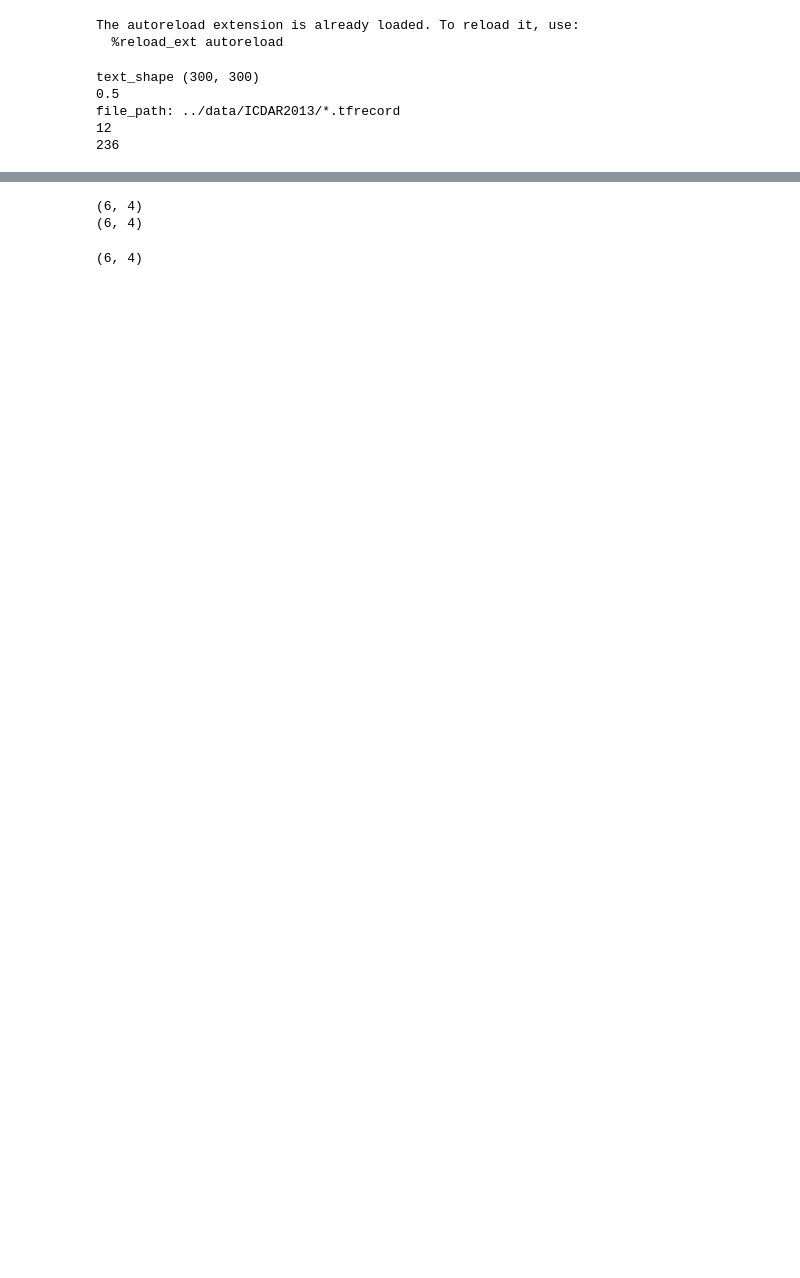
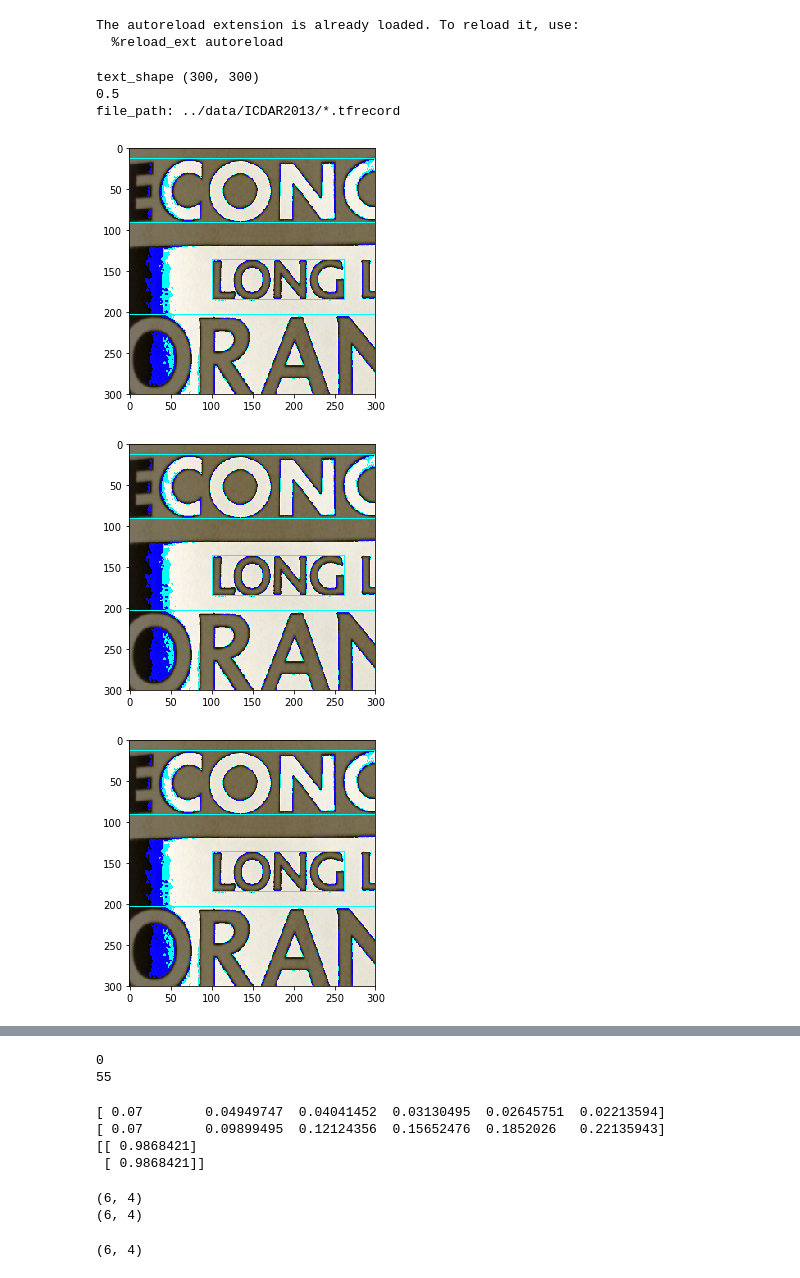
Before and after one commit to bindung/TextBoxes-TensorFlow, a Jupyter notebook: Notes/Untitled.ipynb, the cells around one changed output, grey strips where cells are left out. Cells and saved outputs as stored; diff of their text form; code cells hidden in the pictures; blank space fills up the shorter version.

```diff
--- a/Notes/Untitled.ipynb
+++ b/Notes/Untitled.ipynb
@@ -89,7 +89,7 @@ with tf.Graph().as_default():
         with slim.queues.QueueRunners(sess):
             error = []
             box = []
-            for i in xrange(20):
+            for i in xrange(2):
                 rpredictions, rlocalisations, img ,gbboxes_= sess.run([gscores, glocalisations,dst_image,gbboxes])
                 rpredictions_2 = list(rpredictions)
                 localb = []
@@ -100,37 +100,38 @@ with tf.Graph().as_default():
                     rpredictions[i] = np.concatenate([pre2, np.expand_dims(rpredictions[i], -1)],axis = -1)
                 rclasses, rscores, rbboxes = np_methods.ssd_bboxes_select(
                         rpredictions, rlocalisations, text_anchors,
                         select_threshold=0.001, img_shape=text_shape, num_classes=2, decode=True)
 
                 rbboxes = np_methods.bboxes_clip(rbboxes)
                 rclasses, rscores, rbboxes = np_methods.bboxes_sort(rclasses, rscores, rbboxes, top_k=-1)
                 rclasses, rscores, rbboxes = np_methods.bboxes_nms(rclasses, rscores, rbboxes,
                                                                   nms_threshold=0.45)
                 #Resize bboxes to original image shape. Note: useless for Resize.WARP!
                 bboxes = np.concatenate(localb, 0)
 
                 image_ = np.uint8(img) *255
                 img_ = image_.copy()
-                #visualize_bbox(img_, rbboxes)
+                visualize_bbox(img_, rbboxes)
 
-                #img = image_.copy()
-                #visualize_bbox(img, bboxes)
+                img = image_.copy()
+                visualize_bbox(img, bboxes)
                 img_ = image_.copy()
-                #visualize_bbox(img_, gbboxes_)
+                visualize_bbox(img_, gbboxes_)
 
-                #img = image_.copy()
+                img = image_.copy()
 
 
                 for i in range(6):
                     #pass
                     box.append(rlocalisations[i][np.where(rpredictions_2[i] > 0.5)].shape[0])
                 #error.append((gbboxes_.shape[0] - rbboxes.shape[0]))
                 error.append((gbboxes_.shape[0] - rbboxes.shape[0]))
             print sum(error)
             print sum(box)
 # %% [output]
 text_shape (300, 300)
 0.5
 file_path: ../data/ICDAR2013/*.tfrecord
-12
-236
+[figure, added]
+[figure, added]
+[figure, added]
@@ -136,0 +141,2 @@ file_path: ../data/ICDAR2013/*.tfrecord
+0
+55
@@ -139,3 +143,12 @@ img
+# %%
+print text_anchors[0][2]
+print text_anchors[0][3]
+print text_anchors[0][1][-1,-1,:,:]
+# %% [output]
+[ 0.07        0.04949747  0.04041452  0.03130495  0.02645751  0.02213594]
+[ 0.07        0.09899495  0.12124356  0.15652476  0.1852026   0.22135943]
+[[ 0.9868421]
+ [ 0.9868421]]
 # %%
 print rbboxes.shape
 print gbboxes_.shape
```
Also changed, not shown: parts of 5 cells of this notebook, 3 other files.
